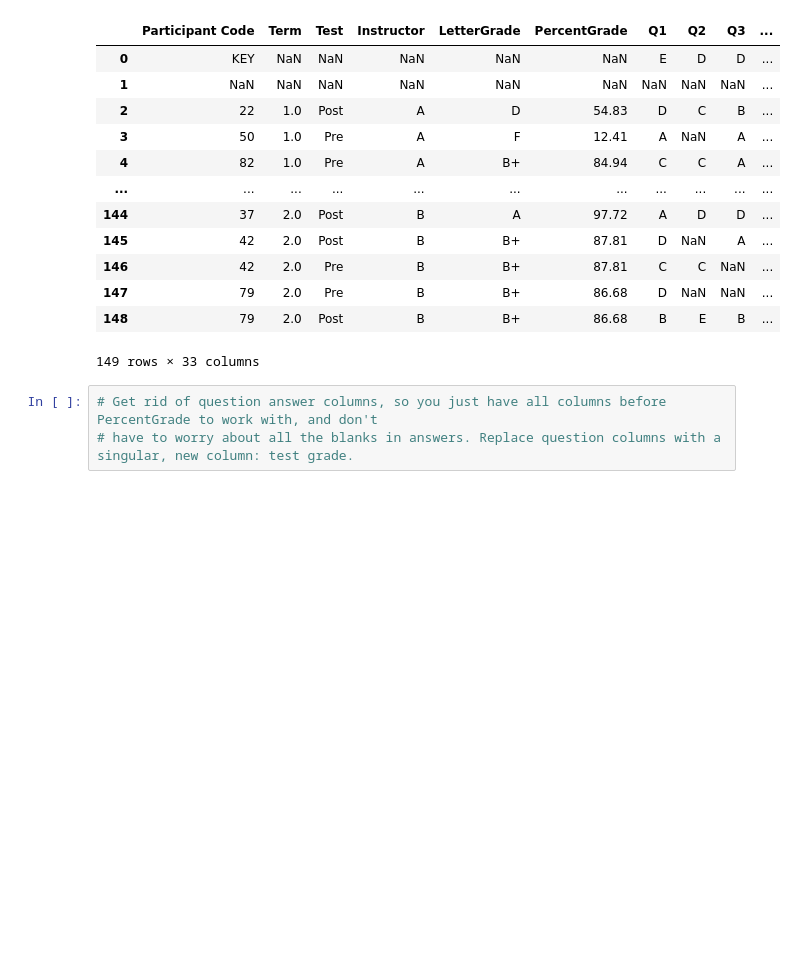
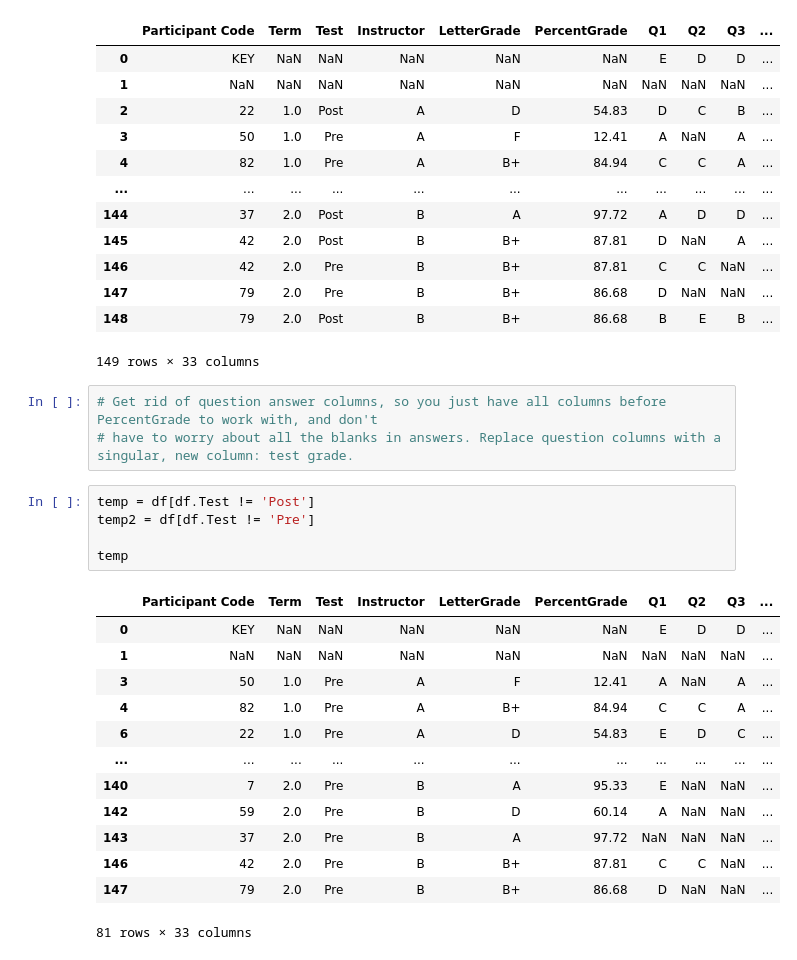
Before and after one commit to sgb7/Data_Analysis, a Jupyter notebook: Python, Assignment 3/Assignment 3, Data Analysis.ipynb, the cells around one changed output. Saved outputs shown, nothing was run; the diff lists cells and outputs as text; blank space fills up the shorter version.

```diff
--- a/Python, Assignment 3/Assignment 3, Data Analysis.ipynb
+++ b/Python, Assignment 3/Assignment 3, Data Analysis.ipynb
@@ -106,3 +108,22 @@ df
 # %%
 # Get rid of question answer columns, so you just have all columns before PercentGrade to work with, and don't
 # have to worry about all the blanks in answers. Replace question columns with a singular, new column: test grade.
+# %%
+temp = df[df.Test != 'Post']
+temp2 = df[df.Test != 'Pre']
+
+temp
+# %% [output]
+|  | Participant Code | Term | Test | Instructor | LetterGrade | PercentGrade | Q1 | Q2 | Q3 | ... |
+| 0 | KEY | NaN | NaN | NaN | NaN | NaN | E | D | D | ... |
+| 1 | NaN | NaN | NaN | NaN | NaN | NaN | NaN | NaN | NaN | ... |
+| 3 | 50 | 1.0 | Pre | A | F | 12.41 | A | NaN | A | ... |
+| 4 | 82 | 1.0 | Pre | A | B+ | 84.94 | C | C | A | ... |
+| 6 | 22 | 1.0 | Pre | A | D | 54.83 | E | D | C | ... |
+| ... | ... | ... | ... | ... | ... | ... | ... | ... | ... | ... |
+| 140 | 7 | 2.0 | Pre | B | A | 95.33 | E | NaN | NaN | ... |
+| 142 | 59 | 2.0 | Pre | B | D | 60.14 | A | NaN | NaN | ... |
+| 143 | 37 | 2.0 | Pre | B | A | 97.72 | NaN | NaN | NaN | ... |
+| 146 | 42 | 2.0 | Pre | B | B+ | 87.81 | C | C | NaN | ... |
+| 147 | 79 | 2.0 | Pre | B | B+ | 86.68 | D | NaN | NaN | ... |
+81 rows × 33 columns
```
Also changed, not shown: parts of 6 cells of this notebook.
